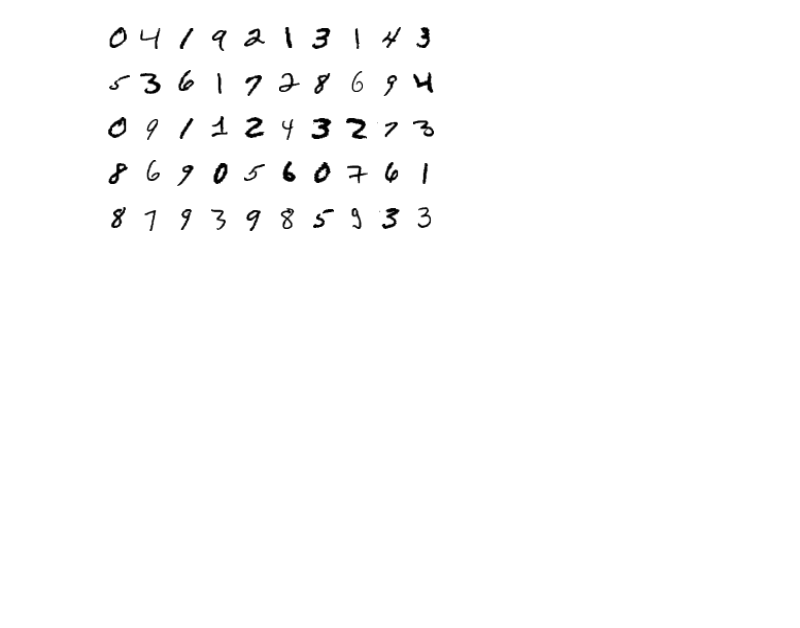
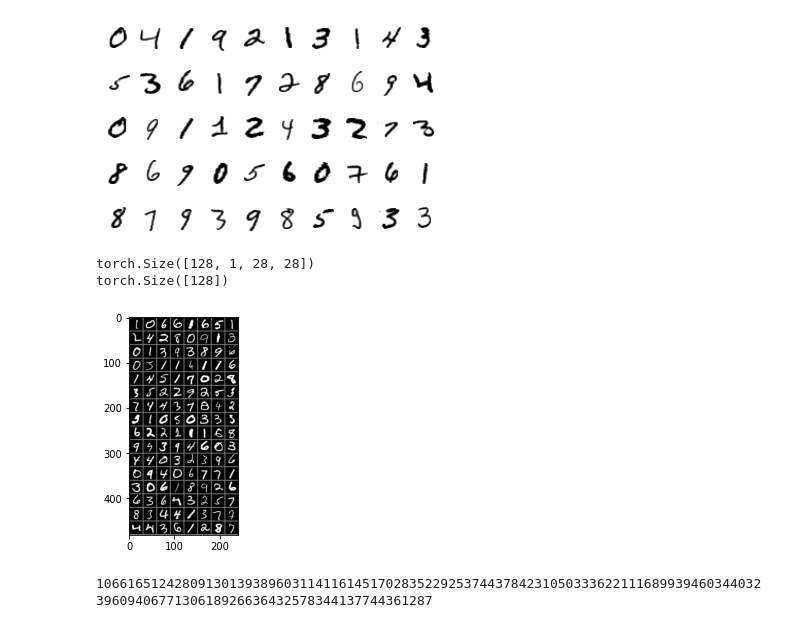
Before and after one commit to alexmacharia/deep_learning_projects, a Jupyter notebook: Pytorch_MNIST.ipynb, the cells around one changed output. Saved outputs shown, nothing was run; the diff lists cells and outputs as text; code cells hidden in the pictures; blank space fills up the shorter version.

```diff
--- a/Pytorch_MNIST.ipynb
+++ b/Pytorch_MNIST.ipynb
@@ -108,3 +108,49 @@ for index in range(1, num_of_images + 1):
   plt.imshow(trainset.data[index], cmap='gray_r')
 # %% [output]
 [figure]
+# %%
+# Prepare data loaders
+trainloader = torch.utils.data.DataLoader(trainset,
+                                          batch_size=128,
+                                          shuffle=True,
+                                          num_workers=0)
+
+testloader = torch.utils.data.DataLoader(testset,
+                                         batch_size=128,
+                                         shuffle=False,
+                                         num_workers=0)
+# %%
+# Create an iterator for the train_loader
+dataiter = iter(trainloader)
+
+# Get the first batch
+images, labels = next(dataiter)
+
+print(images.shape)
+print(labels.shape)
+# %% [output]
+torch.Size([128, 1, 28, 28])
+torch.Size([128])
+# %%
+import matplotlib.pyplot as plt
+import numpy as np
+
+# Function to display image
+def imshow(img):
+  img = img / 2 + 0.5   # unnormalize
+  npimg = img.numpy()
+  plt.imshow(np.transpose(npimg, (1,2,0)))
+  plt.show()
+
+
+# get sample training images
+dataiter = iter(trainloader)
+images, labels = next(dataiter)
+
+imshow(torchvision.utils.make_grid(images))
+
+# Print labels
+print(''.join('%1s' % labels[j].numpy() for j in range(128)))
+# %% [output]
+[figure, added]
+10661651242809130139389603114116145170283522925374437842310503336221116899394603440323960940677130618926636432578344137744361287
```
Also changed, not shown: parts of 1 cell of this notebook.
